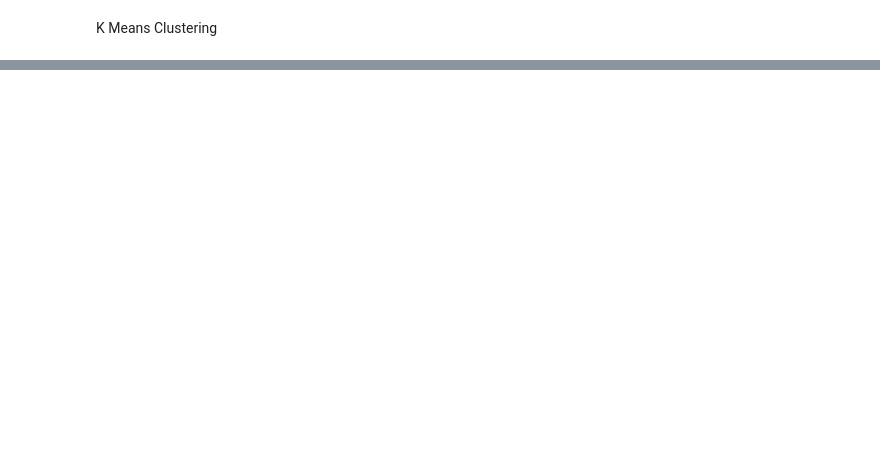
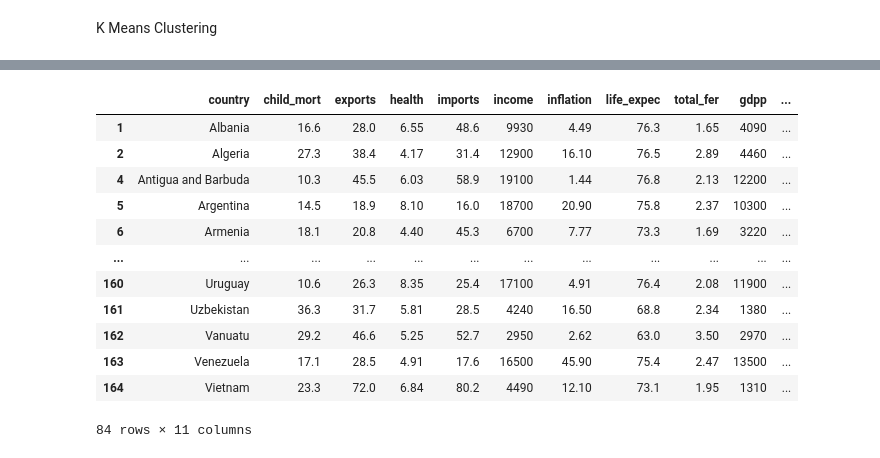
Before and after one commit to georgeray1999-CS/Colab-Practice, a Jupyter notebook: lab6/Task_7.ipynb, the cells around one changed output, grey strips where cells are left out. Saved outputs shown, nothing was run; the diff lists cells and outputs as text; code cells hidden in the pictures; blank space fills up the shorter version.

```diff
--- a/lab6/Task_7.ipynb
+++ b/lab6/Task_7.ipynb
@@ -98 +70,19 @@ df_clusters['Label'].value_counts()
 Name: Label, dtype: int64
+# %%
+# Find out country profiles and relate them to given label
+# Countries labelled 0
+df_clusters.loc[df_clusters['Label'] == 0]
+# %% [output]
+|  | country | child_mort | exports | health | imports | income | inflation | life_expec | total_fer | gdpp | ... |
+| 1 | Albania | 16.6 | 28.0 | 6.55 | 48.6 | 9930 | 4.49 | 76.3 | 1.65 | 4090 | ... |
+| 2 | Algeria | 27.3 | 38.4 | 4.17 | 31.4 | 12900 | 16.10 | 76.5 | 2.89 | 4460 | ... |
+| 4 | Antigua and Barbuda | 10.3 | 45.5 | 6.03 | 58.9 | 19100 | 1.44 | 76.8 | 2.13 | 12200 | ... |
+| 5 | Argentina | 14.5 | 18.9 | 8.10 | 16.0 | 18700 | 20.90 | 75.8 | 2.37 | 10300 | ... |
+| 6 | Armenia | 18.1 | 20.8 | 4.40 | 45.3 | 6700 | 7.77 | 73.3 | 1.69 | 3220 | ... |
+| ... | ... | ... | ... | ... | ... | ... | ... | ... | ... | ... | ... |
+| 160 | Uruguay | 10.6 | 26.3 | 8.35 | 25.4 | 17100 | 4.91 | 76.4 | 2.08 | 11900 | ... |
+| 161 | Uzbekistan | 36.3 | 31.7 | 5.81 | 28.5 | 4240 | 16.50 | 68.8 | 2.34 | 1380 | ... |
+| 162 | Vanuatu | 29.2 | 46.6 | 5.25 | 52.7 | 2950 | 2.62 | 63.0 | 3.50 | 2970 | ... |
+| 163 | Venezuela | 17.1 | 28.5 | 4.91 | 17.6 | 16500 | 45.90 | 75.4 | 2.47 | 13500 | ... |
+| 164 | Vietnam | 23.3 | 72.0 | 6.84 | 80.2 | 4490 | 12.10 | 73.1 | 1.95 | 1310 | ... |
+84 rows × 11 columns
```
Also changed, not shown: parts of 18 cells of this notebook.
